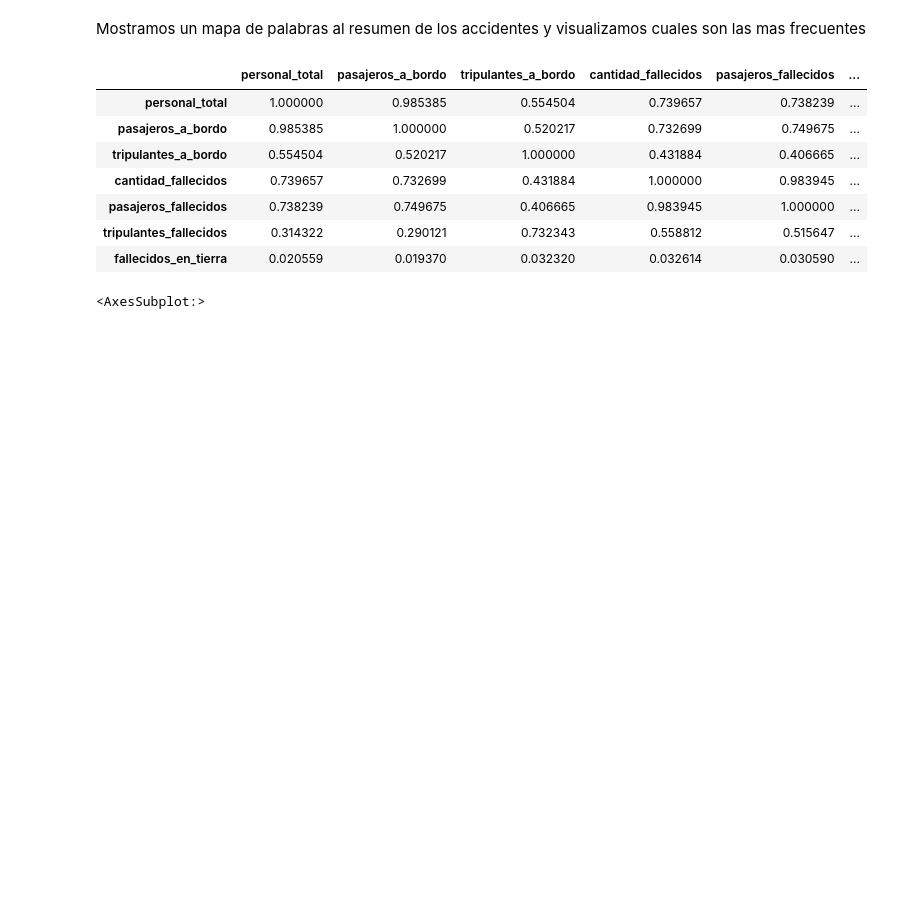
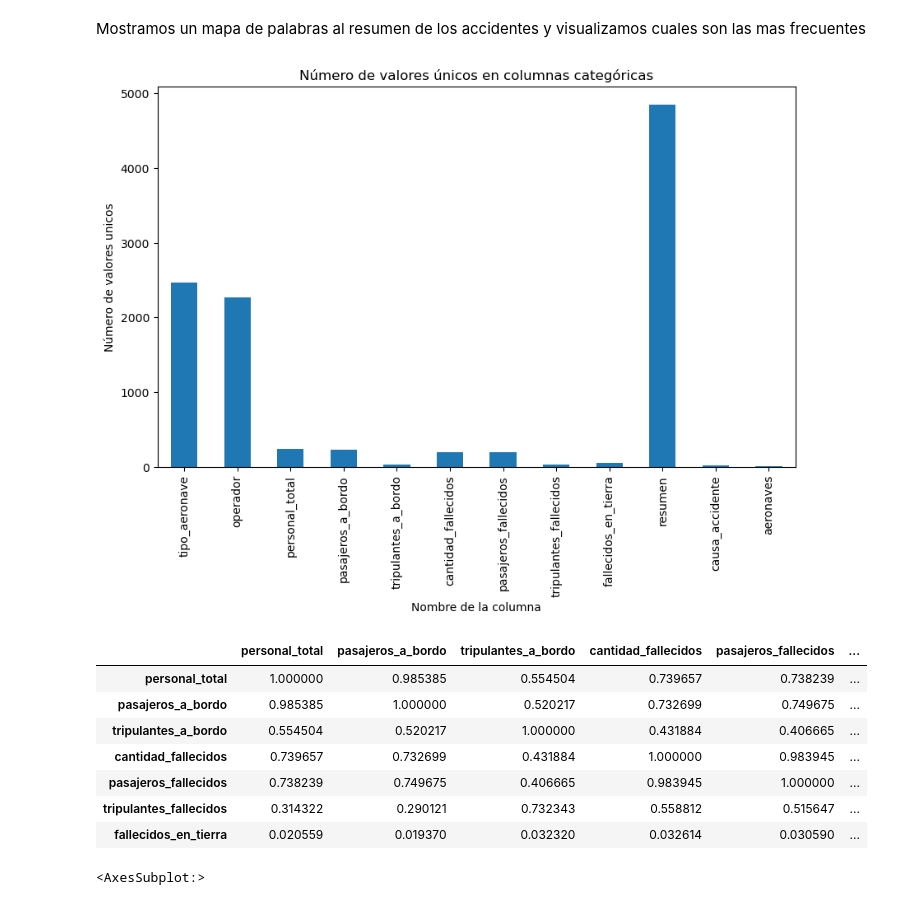
Before and after one commit to Claritzo/proyectoII, a Jupyter notebook: Aereo.ipynb, the cells around one changed output. Drawn from its saved outputs; the diff is of its cells as text; code cells hidden in the pictures; blank space fills up the shorter version.

```diff
--- a/Aereo.ipynb
+++ b/Aereo.ipynb
@@ -339,5 +334,20 @@ plt.show()
 # %% [markdown]
 Mostramos un mapa de palabras al resumen de los accidentes y visualizamos cuales son las mas frecuentes
+# %%
+# Calculamos los alores unicos de cada columna
+col = ['tipo_aeronave', 'operador', 'personal_total', 'pasajeros_a_bordo', 'tripulantes_a_bordo', 'cantidad_fallecidos',
+       'pasajeros_fallecidos', 'tripulantes_fallecidos', 'fallecidos_en_tierra', 'resumen', 'causa_accidente', 'aeronaves']
+unique_counts = df[col].nunique()
+
+# Trazamos los valores unicos
+plt.figure(figsize=(10, 6))
+unique_counts.plot(kind='bar')
+plt.xlabel("Nombre de la columna")
+plt.ylabel('Número de valores unicos')
+plt.title('Número de valores únicos en columnas categóricas')
+plt.show()
+# %% [output]
+[figure, added]
 # %%
 # Buscamos una correlación entre los valores númericos del datasets
 df1 = df[['personal_total', 'pasajeros_a_bordo', 'tripulantes_a_bordo', 'cantidad_fallecidos', \
```
Also changed, not shown: parts of 22 cells of this notebook.
